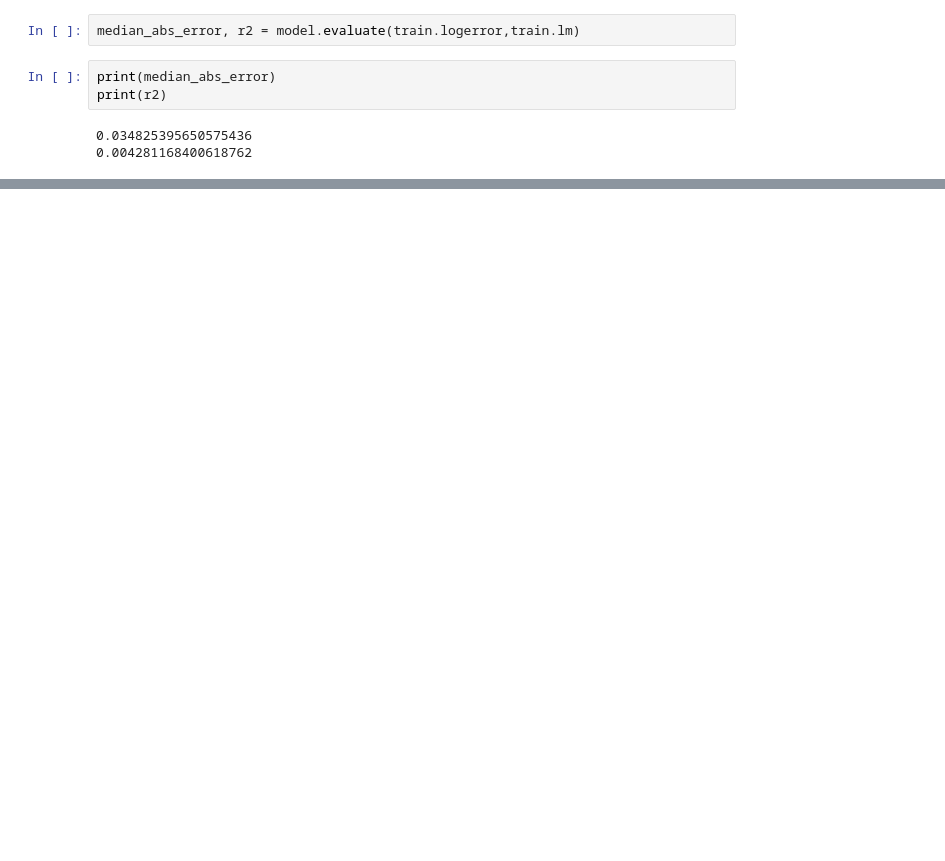
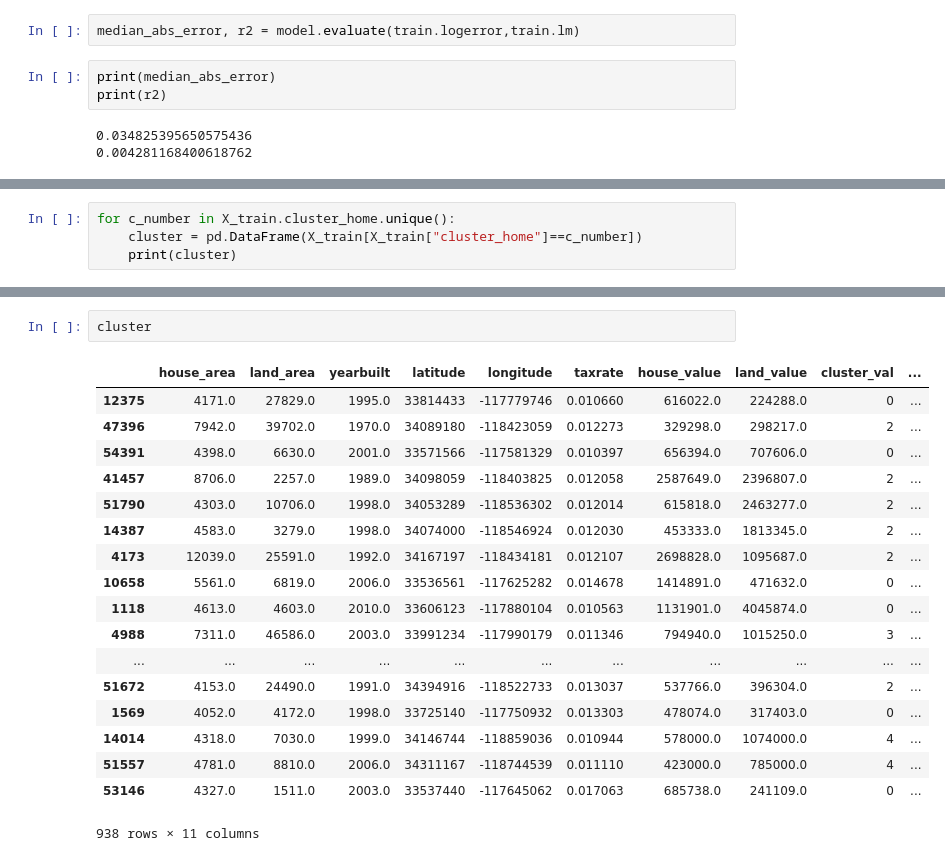
Before and after one commit to RainierCluster/zillow-cluster, a Jupyter notebook: reduce_zillow_logerror.ipynb, the cells around one changed output, grey strips where cells are left out. Saved outputs shown, nothing was run; the diff lists cells and outputs as text; blank space fills up the shorter version.

```diff
--- a/reduce_zillow_logerror.ipynb
+++ b/reduce_zillow_logerror.ipynb
@@ -641,0 +654,4 @@ print(r2)
+# %%
+for c_number in X_train.cluster_home.unique():
+    cluster = pd.DataFrame(X_train[X_train["cluster_home"]==c_number])
+    print(cluster)
@@ -641,0 +676,21 @@ print(r2)
+# %%
+cluster
+# %% [output]
+|  | house_area | land_area | yearbuilt | latitude | longitude | taxrate | house_value | land_value | cluster_val | ... |
+| 12375 | 4171.0 | 27829.0 | 1995.0 | 33814433 | -117779746 | 0.010660 | 616022.0 | 224288.0 | 0 | ... |
+| 47396 | 7942.0 | 39702.0 | 1970.0 | 34089180 | -118423059 | 0.012273 | 329298.0 | 298217.0 | 2 | ... |
+| 54391 | 4398.0 | 6630.0 | 2001.0 | 33571566 | -117581329 | 0.010397 | 656394.0 | 707606.0 | 0 | ... |
+| 41457 | 8706.0 | 2257.0 | 1989.0 | 34098059 | -118403825 | 0.012058 | 2587649.0 | 2396807.0 | 2 | ... |
+| 51790 | 4303.0 | 10706.0 | 1998.0 | 34053289 | -118536302 | 0.012014 | 615818.0 | 2463277.0 | 2 | ... |
+| 14387 | 4583.0 | 3279.0 | 1998.0 | 34074000 | -118546924 | 0.012030 | 453333.0 | 1813345.0 | 2 | ... |
+| 4173 | 12039.0 | 25591.0 | 1992.0 | 34167197 | -118434181 | 0.012107 | 2698828.0 | 1095687.0 | 2 | ... |
+| 10658 | 5561.0 | 6819.0 | 2006.0 | 33536561 | -117625282 | 0.014678 | 1414891.0 | 471632.0 | 0 | ... |
+| 1118 | 4613.0 | 4603.0 | 2010.0 | 33606123 | -117880104 | 0.010563 | 1131901.0 | 4045874.0 | 0 | ... |
+| 4988 | 7311.0 | 46586.0 | 2003.0 | 33991234 | -117990179 | 0.011346 | 794940.0 | 1015250.0 | 3 | ... |
+| ... | ... | ... | ... | ... | ... | ... | ... | ... | ... | ... |
+| 51672 | 4153.0 | 24490.0 | 1991.0 | 34394916 | -118522733 | 0.013037 | 537766.0 | 396304.0 | 2 | ... |
+| 1569 | 4052.0 | 4172.0 | 1998.0 | 33725140 | -117750932 | 0.013303 | 478074.0 | 317403.0 | 0 | ... |
+| 14014 | 4318.0 | 7030.0 | 1999.0 | 34146744 | -118859036 | 0.010944 | 578000.0 | 1074000.0 | 4 | ... |
+| 51557 | 4781.0 | 8810.0 | 2006.0 | 34311167 | -118744539 | 0.011110 | 423000.0 | 785000.0 | 4 | ... |
+| 53146 | 4327.0 | 1511.0 | 2003.0 | 33537440 | -117645062 | 0.017063 | 685738.0 | 241109.0 | 0 | ... |
+938 rows × 11 columns
```
Also changed, not shown: parts of 9 cells of this notebook.
